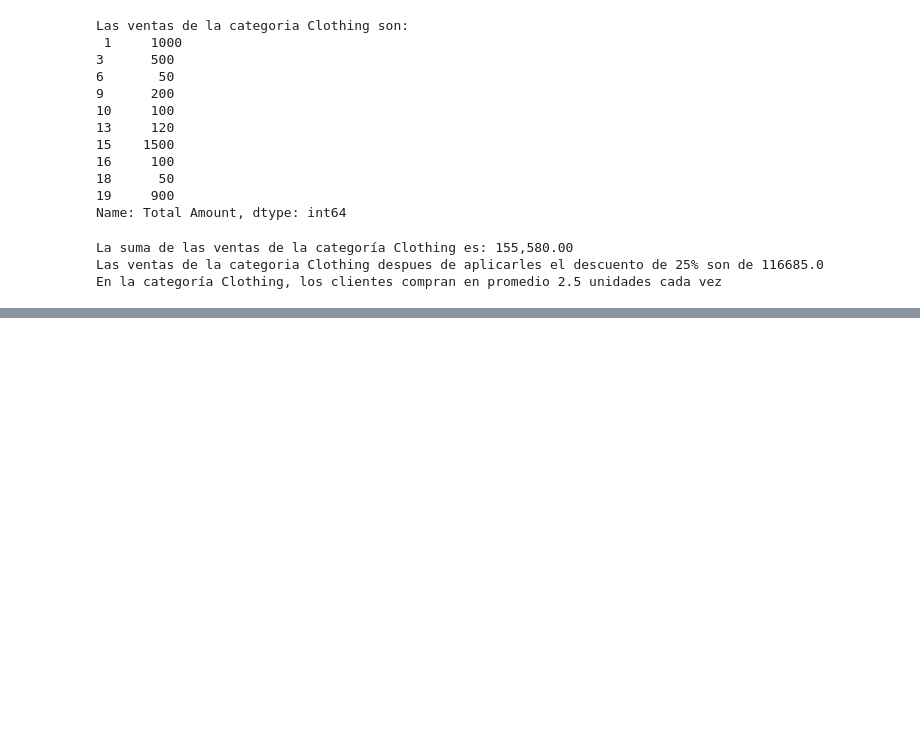
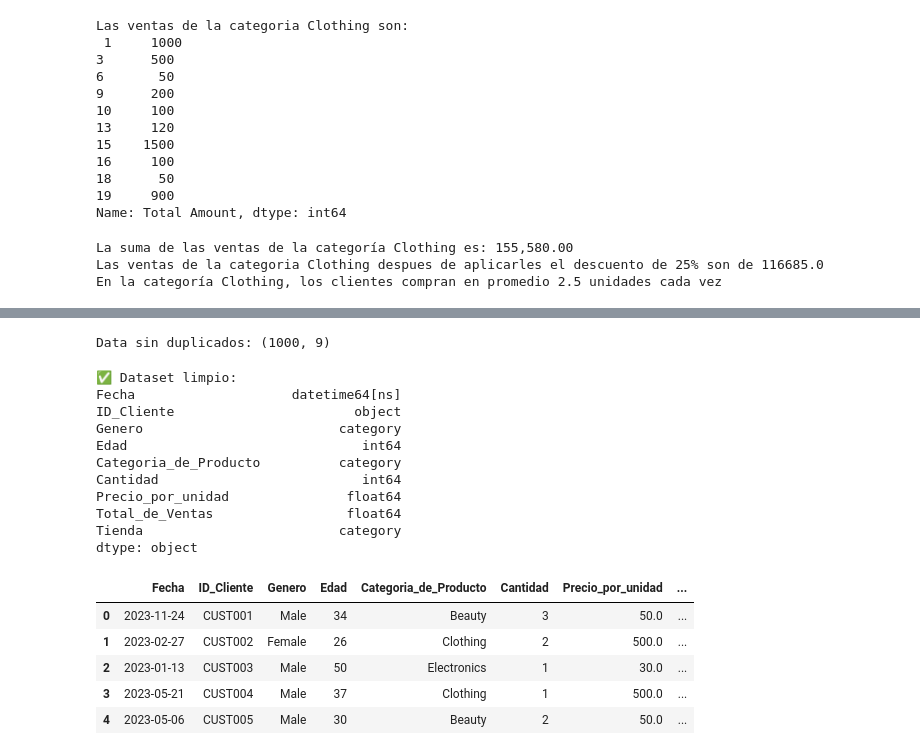
Before and after one commit to kalex066/RetailSales_DataAnalysis, a Jupyter notebook: notebooks/RetailSales_Analysis.ipynb, the cells around one changed output, grey strips where cells are left out. Cells and saved outputs as stored; diff of their text form; code cells hidden in the pictures; blank space fills up the shorter version.

```diff
--- a/notebooks/RetailSales_Analysis.ipynb
+++ b/notebooks/RetailSales_Analysis.ipynb
@@ -309,0 +316,4 @@ En la categoría Clothing, los clientes compran en promedio 2.5 unidades cada ve
+# %%
+# Eliminar columnas irrelevantes, id de la transaccion, a partir de aqui creare otro dataframe
+df_rs2 = df_rs.drop(columns=['Transaction ID'])
+print(f" Data sin columnas con info de Id's:   {df_rs2.shape}")
@@ -309,0 +336,53 @@ En la categoría Clothing, los clientes compran en promedio 2.5 unidades cada ve
+# %%
+# Eliminar duplicados
+df_rs2= df_rs2.drop_duplicates()
+print(f"Data sin duplicados: {df_rs2.shape}")
+# %% [output]
+Data sin duplicados: (1000, 9)
+# %%
+# Convertir tipos
+# date a datetime
+df_rs2['Date'] = pd.to_datetime(df_rs2['Date'])
+
+# Gender, Product Category y Tienda de object a category por tener valores fijos en la categoria
+df_rs2['Gender'] = df_rs2['Gender'].astype('category')
+df_rs2['Product Category'] = df_rs2['Product Category'].astype('category')
+df_rs2['Tienda'] = df_rs2['Tienda'].astype('category')
+
+# Price per unit y total amount de integer a float ya que los precios y cantidades a pagar suelen ser decimales
+df_rs2['Price per Unit'] = df_rs2['Price per Unit'].astype(float)
+df_rs2['Total Amount'] = df_rs2['Total Amount'].astype(float)
+# %%
+# Renombrar - cambiare los nombres a espanol, solo por practicar
+df_rs2= df_rs2.rename(columns={
+    'Date': 'Fecha',
+    'Customer ID': 'ID_Cliente',
+    'Gender': 'Genero',
+    'Age': 'Edad',
+    'Product Category': 'Categoria_de_Producto',
+    'Quantity': 'Cantidad',
+    'Price per Unit': 'Precio_por_unidad',
+    'Total Amount': 'Total_de_Ventas'
+})
+# %%
+print(f"\n✅ Dataset limpio:")
+print(df_rs2.dtypes)
+df_rs2.head()
+# %% [output]
+✅ Dataset limpio:
+Fecha                    datetime64[ns]
+ID_Cliente                       object
+Genero                         category
+Edad                              int64
+Categoria_de_Producto          category
+Cantidad                          int64
+Precio_por_unidad               float64
+Total_de_Ventas                 float64
+Tienda                         category
+dtype: object
+|  | Fecha | ID_Cliente | Genero | Edad | Categoria_de_Producto | Cantidad | Precio_por_unidad | ... |
+| 0 | 2023-11-24 | CUST001 | Male | 34 | Beauty | 3 | 50.0 | ... |
+| 1 | 2023-02-27 | CUST002 | Female | 26 | Clothing | 2 | 500.0 | ... |
+| 2 | 2023-01-13 | CUST003 | Male | 50 | Electronics | 1 | 30.0 | ... |
+| 3 | 2023-05-21 | CUST004 | Male | 37 | Clothing | 1 | 500.0 | ... |
+| 4 | 2023-05-06 | CUST005 | Male | 30 | Beauty | 2 | 50.0 | ... |
```
Also changed, not shown: parts of 31 cells of this notebook.
